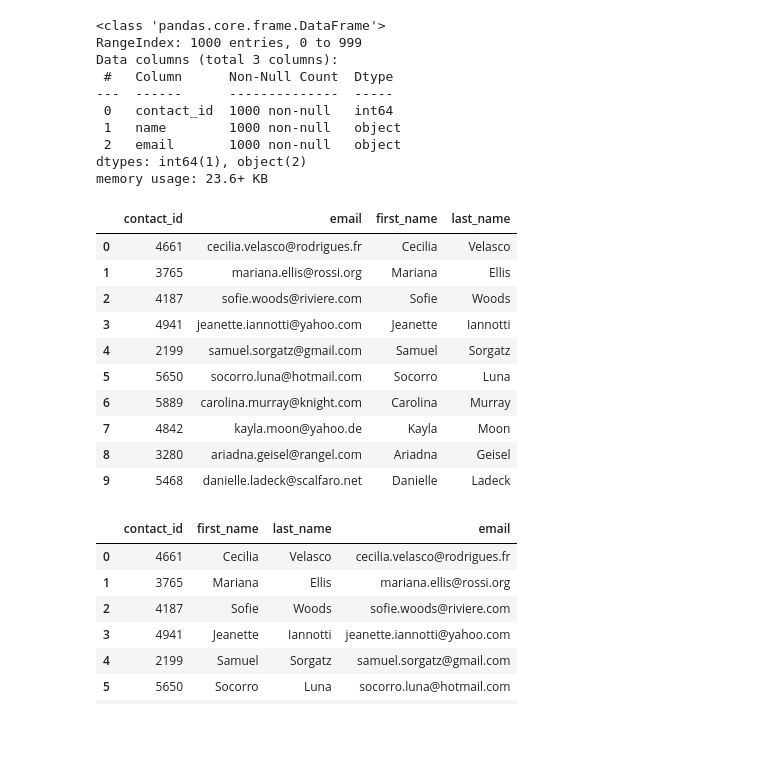
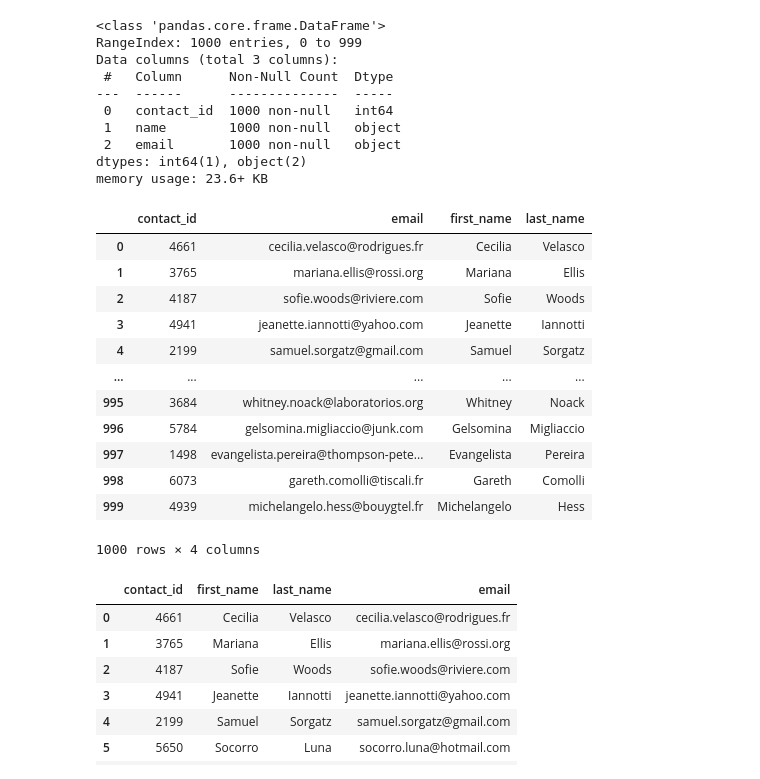
Before and after one commit to AlanDeng7/Module-13-Project2-ETL, a Jupyter notebook: GW1_ETL_Mini_Project_Starter_Code.ipynb, the cells around one changed output. Drawn from its saved outputs; the diff is of its cells as text; code cells hidden in the pictures; blank space fills up the shorter version.

```diff
--- a/GW1_ETL_Mini_Project_Starter_Code.ipynb
+++ b/GW1_ETL_Mini_Project_Starter_Code.ipynb
@@ -334,6 +336,8 @@ campaign_cleaned.to_csv("Resources/campaign.csv", index=False)
 ### Extract the contacts.xlsx Data.
 # %%
 # Read the data into a Pandas DataFrame. Use the `header=2` parameter when reading in the data.
-contact_info_df = pd.read_excel('Resources/contacts.xlsx', header=2)
-contact_info_df
+contact_info_df = pd.read_excel('Resources/contacts.xlsx', header=3, engine='openpyxl')
+contact_info_df.head()
+# contact_info_df = pd.read_excel('Resources/contacts.xlsx', header=2)
+# contact_info_df
 # %% [output]
@@ -395,0 +352,17 @@ print(dict_values)
+# %%
+# Iterate through the contact_info_df and convert each row to a dictionary.
+import json
+dict_values = []
+for row in contact_info_df.itertuples():
+    dict_values.append(json.loads(row[1]))
+
+print(dict_values)
+# Print out the list of values for each row.
+dict_values_2=[]
+for i in range(len(dict_values)):
+    lister=[]
+    lister.append(dict_values[i].get('contact_id'))
+    lister.append(dict_values[i].get('name'))
+    lister.append(dict_values[i].get('email'))
+    dict_values_2.append(lister)
+print(dict_values_2)
@@ -396,6 +372,8 @@ print(dict_values)
 # %%
 # Create a contact_info DataFrame and add each list of values, i.e., each row
 # to the 'contact_id', 'name', 'email' columns.
+contacts_df_clean = pd.DataFrame(dict_values_2,columns=['contact_id', 'name', 'email'])
+contacts_df_clean.head()
 # %% [output]
 |  | contact_id | name | email |
 | 0 | 4661 | Cecilia Velasco | cecilia.velasco@rodrigues.fr |
@@ -418,20 +398,25 @@ dtypes: int64(1), object(2)
 memory usage: 23.6+ KB
 # %%
 # Create a "first"name" and "last_name" column with the first and last names from the "name" column.
+contacts_df_clean[['first_name', 'last_name']] = contacts_df_clean['name'].str.split(n=1, expand=True)
 
 
 # Drop the contact_name column
+contacts_df_clean = contacts_df_clean.drop('name', axis=1)
+contacts_df_clean
 # %% [output]
 |  | contact_id | email | first_name | last_name |
 | 0 | 4661 | cecilia.velasco@rodrigues.fr | Cecilia | Velasco |
 | 1 | 3765 | mariana.ellis@rossi.org | Mariana | Ellis |
 | 2 | 4187 | sofie.woods@riviere.com | Sofie | Woods |
 | 3 | 4941 | jeanette.iannotti@yahoo.com | Jeanette | Iannotti |
 | 4 | 2199 | samuel.sorgatz@gmail.com | Samuel | Sorgatz |
-| 5 | 5650 | socorro.luna@hotmail.com | Socorro | Luna |
-| 6 | 5889 | carolina.murray@knight.com | Carolina | Murray |
-| 7 | 4842 | kayla.moon@yahoo.de | Kayla | Moon |
-| 8 | 3280 | ariadna.geisel@rangel.com | Ariadna | Geisel |
-| 9 | 5468 | danielle.ladeck@scalfaro.net | Danielle | Ladeck |
+| ... | ... | ... | ... | ... |
+| 995 | 3684 | whitney.noack@laboratorios.org | Whitney | Noack |
+| 996 | 5784 | gelsomina.migliaccio@junk.com | Gelsomina | Migliaccio |
+| 997 | 1498 | evangelista.pereira@thompson-pete... | Evangelista | Pereira |
+| 998 | 6073 | gareth.comolli@tiscali.fr | Gareth | Comolli |
+| 999 | 4939 | michelangelo.hess@bouygtel.fr | Michelangelo | Hess |
+1000 rows × 4 columns
 # %%
 # Reorder the columns
```
Also changed, not shown: parts of 19 cells of this notebook, 6 other files.
